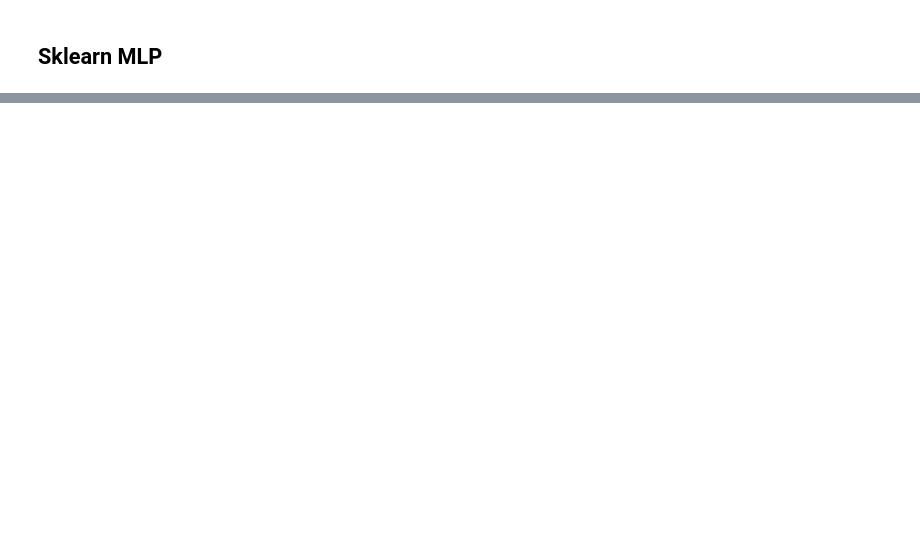
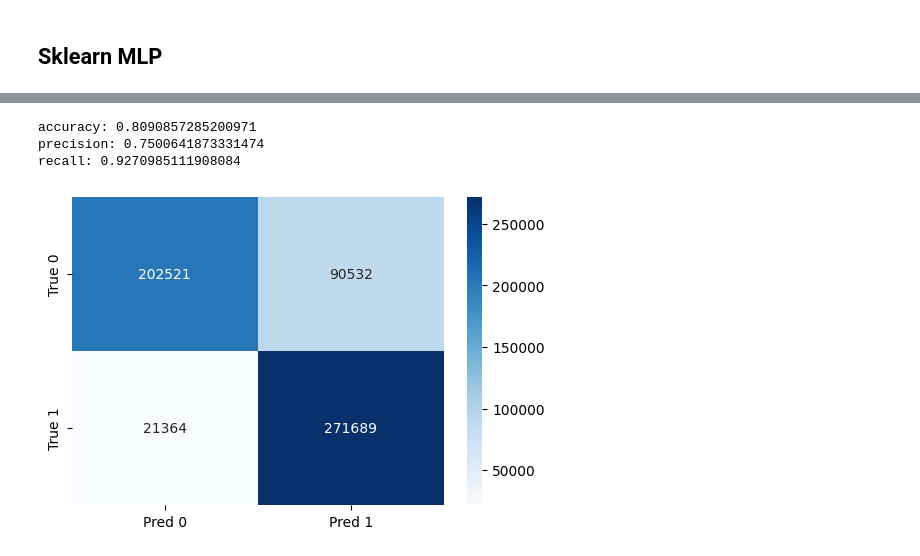
Before and after one commit to Radityofajar/FTDE-HW_MachineLearning, a Jupyter notebook: 2_ModelTraining.ipynb, the cells around one changed output, grey strips where cells are left out. Saved outputs shown, nothing was run; the diff lists cells and outputs as text; code cells hidden in the pictures; blank space fills up the shorter version.

```diff
--- a/2_ModelTraining.ipynb
+++ b/2_ModelTraining.ipynb
@@ -120,0 +155,2 @@ insert_csv('MLP', ResultMLP, duration)
+# %%
+xgb.fit(X_train, y_train)
@@ -120,0 +169,3 @@ insert_csv('MLP', ResultMLP, duration)
+# %%
+Result_train = xgb.predict(X_train)
+Result_test = xgb.predict(X_test)
@@ -120,0 +176,14 @@ insert_csv('MLP', ResultMLP, duration)
+# %%
+print("accuracy: " + str(accuracy_score(y_true=y_train, y_pred=Result_train)))
+print("precision: " + str(precision_score(y_true=y_train, y_pred=Result_train)))
+print("recall: " + str(recall_score(y_true=y_train, y_pred=Result_train)))
+
+cm = confusion_matrix(y_true=y_train, y_pred=Result_train)
+plt.figure(figsize=(6,4))
+sns.heatmap(cm, annot=True, fmt=".0f", cmap="Blues", xticklabels=['Pred 0', 'Pred 1'], yticklabels=['True 0', 'True 1'])
+plt.show()
+# %% [output]
+accuracy: 0.8090857285200971
+precision: 0.7500641873331474
+recall: 0.9270985111908084
+[figure, added]
```
Also changed, not shown: parts of 16 cells of this notebook, 6 other files.
